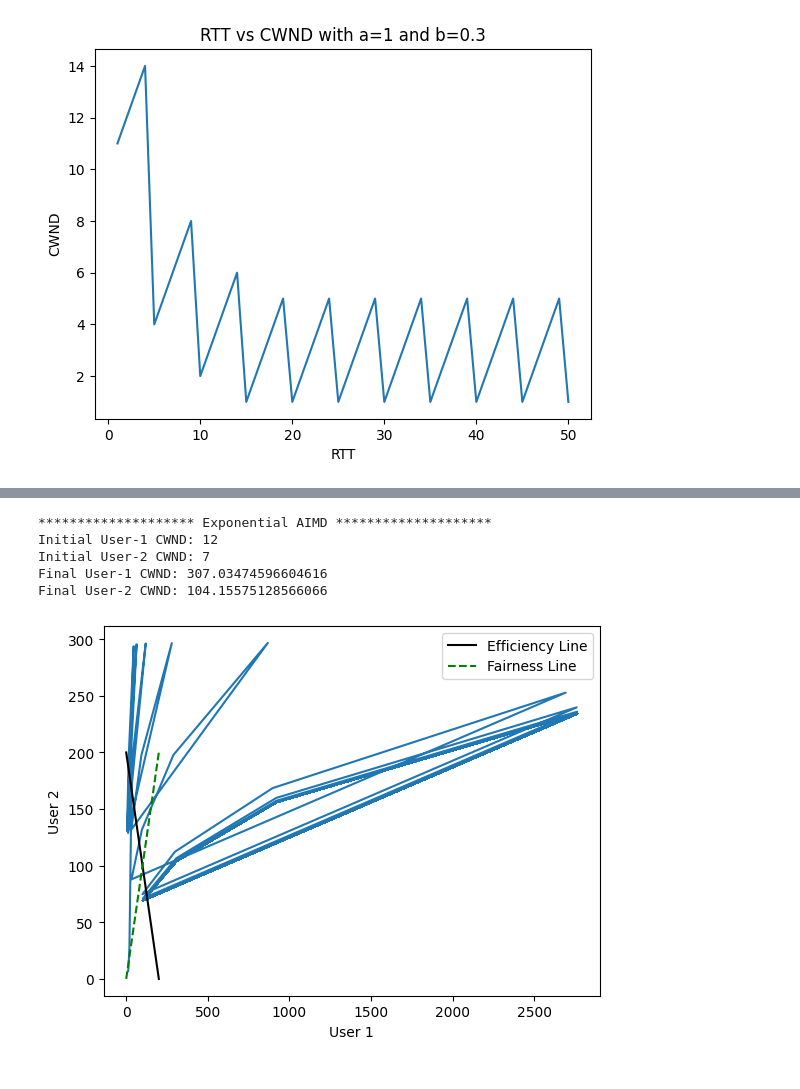
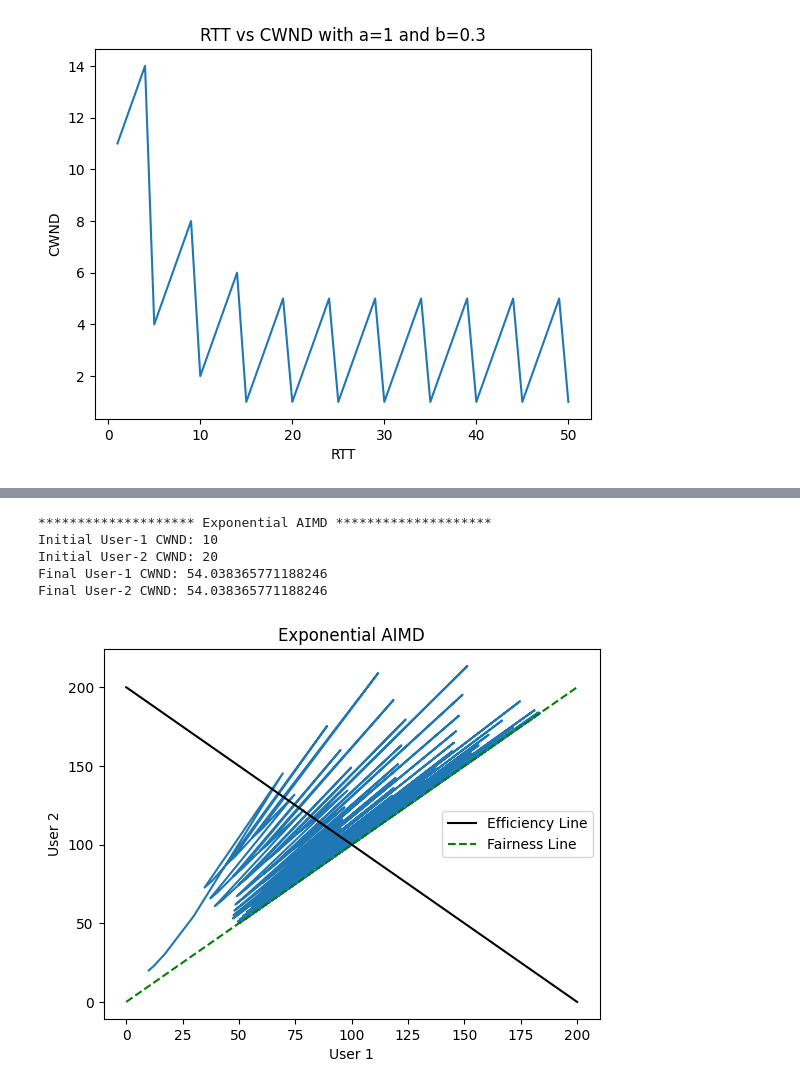
Before and after one commit to Andrelim99/CZ4052-Cloud-Computing, a Jupyter notebook: Assignment 1/main.ipynb, the cells around one changed output, grey strips where cells are left out. Drawn from its saved outputs; the diff is of its cells as text; code cells hidden in the pictures.

```diff
--- a/Assignment 1/main.ipynb
+++ b/Assignment 1/main.ipynb
@@ -208,7 +207,7 @@ class Network():
             for user in self.users:
                 user.MD()
 
-    def visualise(self):
+    def visualise(self, name=None):
         '''
         Only shows the first 2 users
         '''
@@ -217,10 +216,10 @@ class Network():
         plt.plot([0, self.capacity], [self.capacity, 0], 'k-', label='Efficiency Line')
 
         # Equal fariness
-        plt.plot([0, self.capacity], [0, self.capacity], 'g',linestyle='dashed', label='Fairness Line')
+        plt.plot([0, self.capacity], [0, self.capacity], 'g', linestyle='dashed', label='Fairness Line')
         plt.xlabel("User 1")
         plt.ylabel("User 2")
-
+        plt.title(f"{name}")
         plt.legend()
         plt.show()
 # %%
@@ -304,43 +457,51 @@ Final User-2 CWND: 0.0
 # %%
 # Exponential
-ITERATESMAX = 1000 # You can adjust this value as needed
+ITERATESMAX = 10000 # You can adjust this value as needed
 # Max Capacity of the network
 C = 200
 
-# Users
+# params
 ALPHA = 1
 BETA = 0.5
 
+alphas = [1, 1]
+
+betas = [0.5, 0.5]
+
+init_cwnds = [10, 20]
+
+ssthresholds = [float('inf'), float('inf')]
+
+exponents = [1/3, 1/3]
+
 # Users
-# num_users = 2
-# users = [DoubleAIMD(1, 0.5, np.random.randint(20), 50) for _ in range(num_users)]
+num_users = len(alphas)
+users = []
 
-u1 = ExponentialAIMD(1, 0.5, np.random.randint(20), 50, 1/3)
-u2 = ExponentialAIMD(1, 0.5, np.random.randint(20), 50, 2/3)
-
-users = [u1, u2]
+for i in range(num_users):
+    users.append(ExponentialAIMD(alphas[i], betas[i], init_cwnds[i], ssthresholds[i], exponents[i]))
 
 name = "Exponential AIMD"
 print("*"*20 +f" {name} " + "*"*20)
 
 # Display the initial values
 for i, u in enumerate(users):
     print(f"Initial User-{i+1} CWND:", u.RTT_tracker[0])
 
 # Simulate the network
 network = Network(C, users)
 for i in range(1, ITERATESMAX):
     network.run_one_RTT()
 
 # Display the final values
 for i, u in enumerate(users):
     print(f"Final User-{i+1} CWND:", u.RTT_tracker[-1])
 
-network.visualise()
+network.visualise(name)
 # %% [output]
 ******************** Exponential AIMD ********************
-Initial User-1 CWND: 12
-Initial User-2 CWND: 7
-Final User-1 CWND: 307.03474596604616
-Final User-2 CWND: 104.15575128566066
+Initial User-1 CWND: 10
+Initial User-2 CWND: 20
+Final User-1 CWND: 54.038365771188246
+Final User-2 CWND: 54.038365771188246
-[figure, old version]
+[figure, new version]
```
Also changed, not shown: parts of 7 cells of this notebook.
